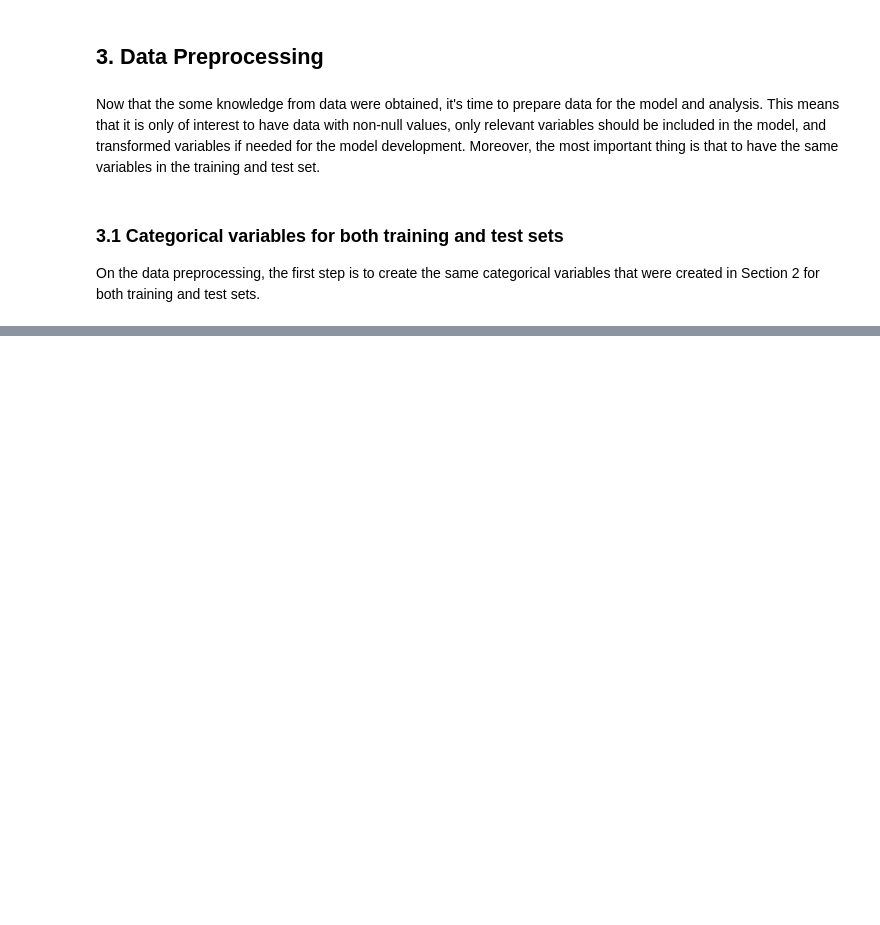
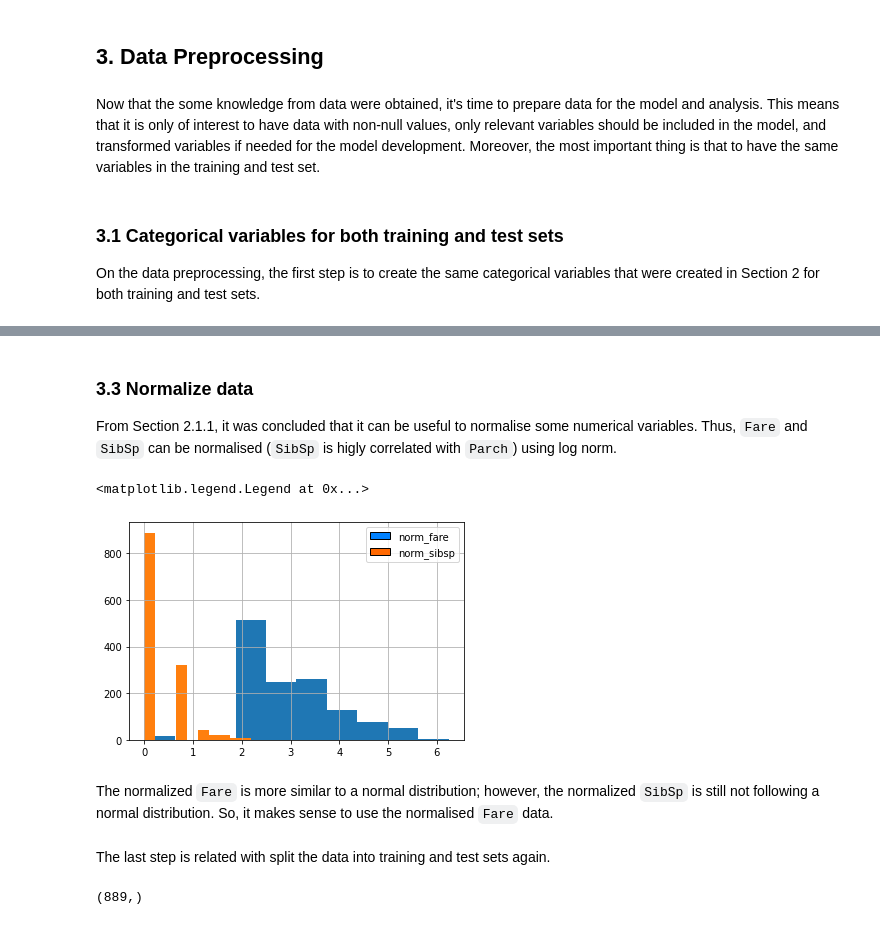
Before and after one commit to carlacotas/data-science-kaggle-Titanic-Project, a Jupyter notebook: TitanicProjectExample.ipynb, the cells around one changed output, grey strips where cells are left out. Cells and saved outputs as stored; diff of their text form; code cells hidden in the pictures; blank space fills up the shorter version.

```diff
--- a/TitanicProjectExample.ipynb
+++ b/TitanicProjectExample.ipynb
@@ -485,0 +511,11 @@ all_data['name_title'] = all_data.Name.apply(lambda x: x.split(',')[1].split('.'
+# %%
+#Replace NaN elements of 'Age' with mean.
+all_data.Age = all_data.Age.fillna(training.Age.mean())
+#all_data.Age = all_data.Age.fillna(training.Age.median())
+all_data.Fare = all_data.Fare.fillna(training.Fare.mean())
+#all_data.Fare = all_data.Fare.fillna(training.Fare.median())
+
+#Remove missing values on 'embarked'
+all_data.dropna(subset=['Embarked'],inplace = True)
+
+all_data.info()
@@ -485,0 +540,29 @@ all_data['name_title'] = all_data.Name.apply(lambda x: x.split(',')[1].split('.'
+# %% [markdown]
+### **3.3 Normalize data**
+
+From Section 2.1.1, it was concluded that it can be useful to normalise some numerical variables. Thus, `Fare` and `SibSp` can be normalised (`SibSp` is higly correlated with `Parch`) using log norm.
+# %%
+from matplotlib.patches import Rectangle
+
+# log norm of fare
+all_data['norm_fare'] = np.log(all_data.Fare+1)
+all_data['norm_fare'].hist()
+
+#log norm of sibsp
+all_data['norm_sibsp'] = np.log(all_data.SibSp+1)
+all_data['norm_sibsp'].hist()
+
+
+cmap = plt.get_cmap('jet')
+medium = cmap(0.25)
+high = cmap(0.8)
+
+handles = [Rectangle((0,0),1,1,color=c,ec="k") for c in [medium ,high]]
+labels= ["norm_fare","norm_sibsp"]
+plt.legend(handles, labels)
+# %% [output]
+<matplotlib.legend.Legend at 0x...>
+[figure, added]
+# %% [markdown]
+The normalized `Fare` is more similar to a normal distribution; however, the normalized `SibSp` is still not following a normal distribution.
+So, it makes sense to use the normalised `Fare` data.
@@ -485,0 +575,12 @@ all_data['name_title'] = all_data.Name.apply(lambda x: x.split(',')[1].split('.'
+# %% [markdown]
+The last step is related with split the data into training and test sets again.
+# %%
+#Split to training and test stes
+X_train = all_dummies[all_dummies.train_test == 1].drop(['train_test'], axis =1)
+X_test = all_dummies[all_dummies.train_test == 0].drop(['train_test'], axis =1)
+
+
+y_train = all_data[all_data.train_test==1].Survived
+y_train.shape
+# %% [output]
+(889,)
```
Also changed, not shown: parts of 8 cells of this notebook.
